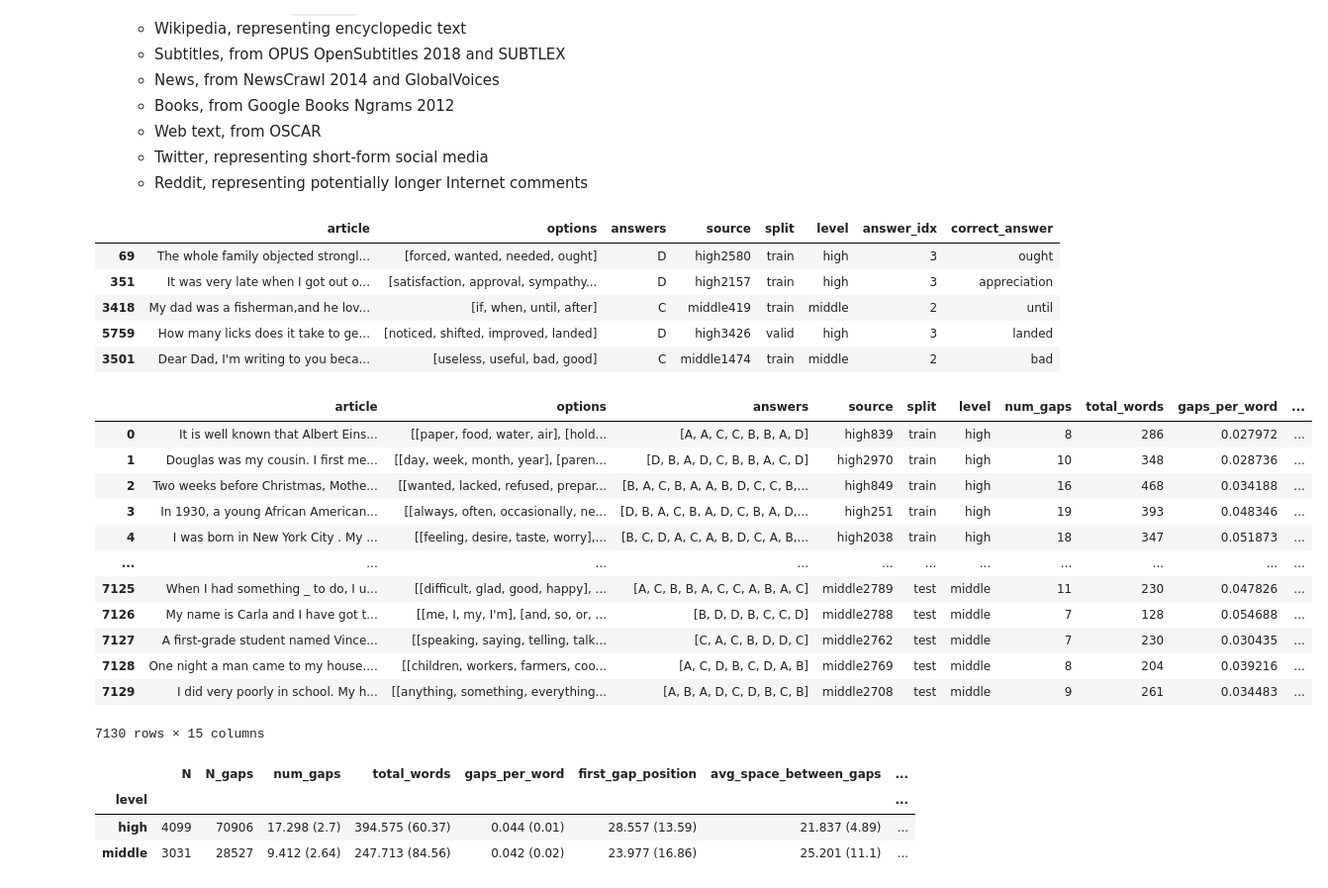
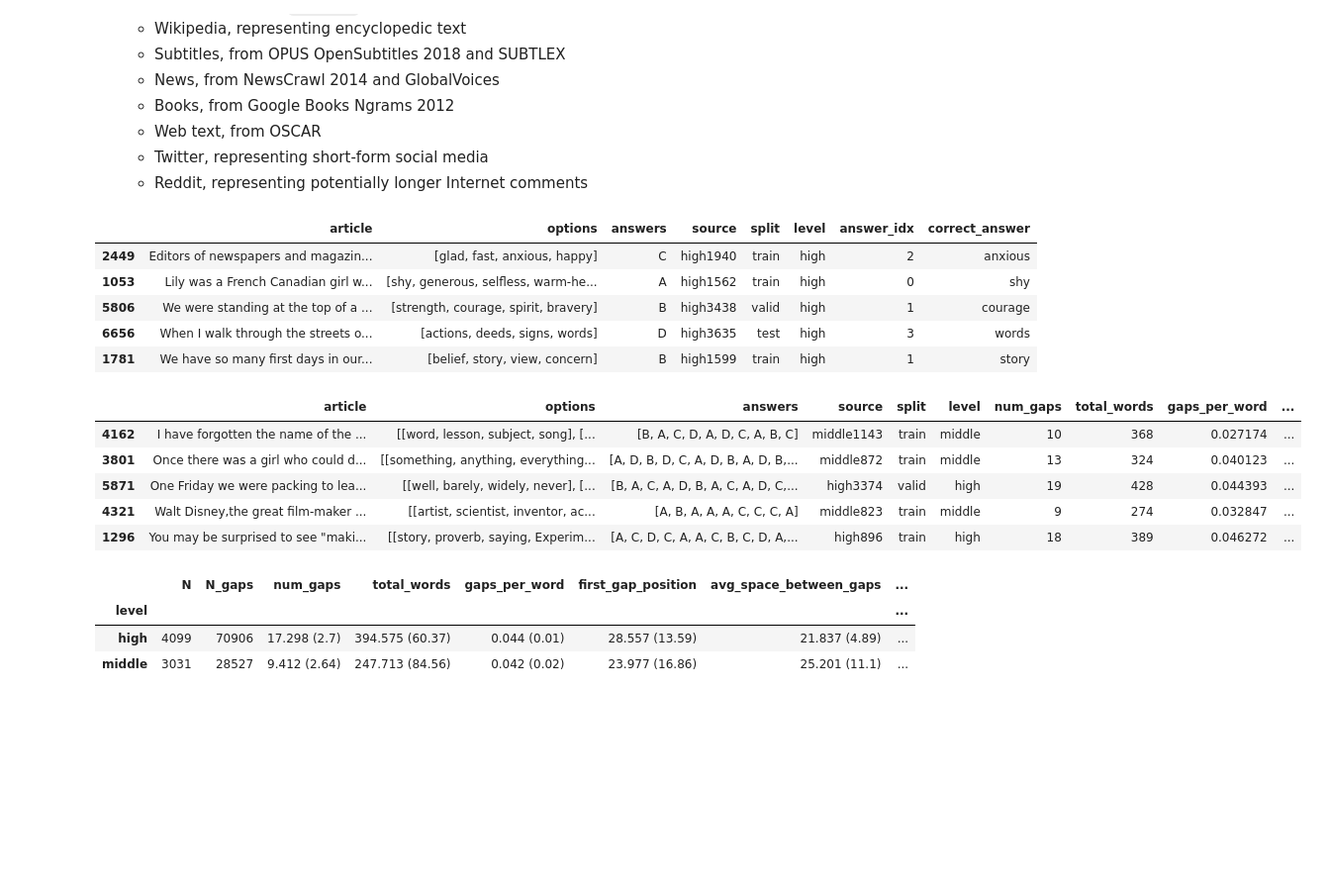
Before and after one commit to learlab/itell-cloze, a Jupyter notebook: src/eda.ipynb, the cells around one changed output. Shown at 99% size. Cells and saved outputs as stored; diff of their text form; code cells hidden in the pictures; blank space fills up the shorter version.

```diff
--- a/src/eda.ipynb
+++ b/src/eda.ipynb
@@ -87,47 +85,40 @@ display(metrics_df)
 # %%
 exploded_df = df.explode(["options", "answers"])
 exploded_df["answer_idx"] = exploded_df["answers"].astype("category").cat.codes
 exploded_df["correct_answer"] = exploded_df.apply(lambda x: x["options"][x["answer_idx"]], axis=1)
 
 display(exploded_df.sample(5))
 
 def mean_option_length(options):
     return np.mean([len(opt) for opt in options])
 
 def word_freq(word):
     return word_frequency(word, "en")
 
 
 exploded_df["pos_tags"] = [doc[0].pos_ for doc in nlp.pipe(exploded_df["correct_answer"])]
 
 exploded_df["avg_option_length"] = exploded_df.options.apply(mean_option_length)
 exploded_df["correct_answer_length"] = exploded_df.correct_answer.str.len()
 exploded_df["correct_answer_word_freq"] = exploded_df.correct_answer.apply(word_freq)
 
 metrics_df["avg_option_length"] = exploded_df["avg_option_length"].groupby(level=0).agg("mean")
 metrics_df["correct_answer_length"] = exploded_df["correct_answer_length"].groupby(level=0).agg("mean")
 metrics_df["correct_answer_word_freq"] = exploded_df["correct_answer_word_freq"].groupby(level=0).agg("mean")
-display(metrics_df)
+display(metrics_df.sample(5))
 # %% [output]
 |  | article | options | answers | source | split | level | answer_idx | correct_answer |
-| 69 | The whole family objected strongl... | [forced, wanted, needed, ought] | D | high2580 | train | high | 3 | ought |
-| 351 | It was very late when I got out o... | [satisfaction, approval, sympathy... | D | high2157 | train | high | 3 | appreciation |
-| 3418 | My dad was a fisherman,and he lov... | [if, when, until, after] | C | middle419 | train | middle | 2 | until |
-| 5759 | How many licks does it take to ge... | [noticed, shifted, improved, landed] | D | high3426 | valid | high | 3 | landed |
-| 3501 | Dear Dad, I'm writing to you beca... | [useless, useful, bad, good] | C | middle1474 | train | middle | 2 | bad |
+| 2449 | Editors of newspapers and magazin... | [glad, fast, anxious, happy] | C | high1940 | train | high | 2 | anxious |
+| 1053 | Lily was a French Canadian girl w... | [shy, generous, selfless, warm-he... | A | high1562 | train | high | 0 | shy |
+| 5806 | We were standing at the top of a ... | [strength, courage, spirit, bravery] | B | high3438 | valid | high | 1 | courage |
+| 6656 | When I walk through the streets o... | [actions, deeds, signs, words] | D | high3635 | test | high | 3 | words |
+| 1781 | We have so many first days in our... | [belief, story, view, concern] | B | high1599 | train | high | 1 | story |
 |  | article | options | answers | source | split | level | num_gaps | total_words | gaps_per_word | ... |
-| 0 | It is well known that Albert Eins... | [[paper, food, water, air], [hold... | [A, A, C, C, B, B, A, D] | high839 | train | high | 8 | 286 | 0.027972 | ... |
-| 1 | Douglas was my cousin. I first me... | [[day, week, month, year], [paren... | [D, B, A, D, C, B, B, A, C, D] | high2970 | train | high | 10 | 348 | 0.028736 | ... |
-| 2 | Two weeks before Christmas, Mothe... | [[wanted, lacked, refused, prepar... | [B, A, C, B, A, A, B, D, C, C, B,... | high849 | train | high | 16 | 468 | 0.034188 | ... |
-| 3 | In 1930, a young African American... | [[always, often, occasionally, ne... | [D, B, A, C, B, A, D, C, B, A, D,... | high251 | train | high | 19 | 393 | 0.048346 | ... |
-| 4 | I was born in New York City . My ... | [[feeling, desire, taste, worry],... | [B, C, D, A, C, A, B, D, C, A, B,... | high2038 | train | high | 18 | 347 | 0.051873 | ... |
-| ... | ... | ... | ... | ... | ... | ... | ... | ... | ... | ... |
-| 7125 | When I had something _ to do, I u... | [[difficult, glad, good, happy], ... | [A, C, B, B, A, C, C, A, B, A, C] | middle2789 | test | middle | 11 | 230 | 0.047826 | ... |
-| 7126 | My name is Carla and I have got t... | [[me, I, my, I'm], [and, so, or, ... | [B, D, D, B, C, C, D] | middle2788 | test | middle | 7 | 128 | 0.054688 | ... |
-| 7127 | A first-grade student named Vince... | [[speaking, saying, telling, talk... | [C, A, C, B, D, D, C] | middle2762 | test | middle | 7 | 230 | 0.030435 | ... |
-| 7128 | One night a man came to my house.... | [[children, workers, farmers, coo... | [A, C, D, B, C, D, A, B] | middle2769 | test | middle | 8 | 204 | 0.039216 | ... |
-| 7129 | I did very poorly in school. My h... | [[anything, something, everything... | [A, B, A, D, C, D, B, C, B] | middle2708 | test | middle | 9 | 261 | 0.034483 | ... |
+| 4162 | I have forgotten the name of the ... | [[word, lesson, subject, song], [... | [B, A, C, D, A, D, C, A, B, C] | middle1143 | train | middle | 10 | 368 | 0.027174 | ... |
+| 3801 | Once there was a girl who could d... | [[something, anything, everything... | [A, D, B, D, C, A, D, B, A, D, B,... | middle872 | train | middle | 13 | 324 | 0.040123 | ... |
+| 5871 | One Friday we were packing to lea... | [[well, barely, widely, never], [... | [B, A, C, A, D, B, A, C, A, D, C,... | high3374 | valid | high | 19 | 428 | 0.044393 | ... |
+| 4321 | Walt Disney,the great film-maker ... | [[artist, scientist, inventor, ac... | [A, B, A, A, A, C, C, C, A] | middle823 | train | middle | 9 | 274 | 0.032847 | ... |
+| 1296 | You may be surprised to see "maki... | [[story, proverb, saying, Experim... | [A, C, D, C, A, A, C, B, C, D, A,... | high896 | train | high | 18 | 389 | 0.046272 | ... |
-7130 rows × 15 columns
 # %%
 import seaborn as sns
 import matplotlib.pyplot as plt
```
Also changed, not shown: parts of 6 cells of this notebook.
